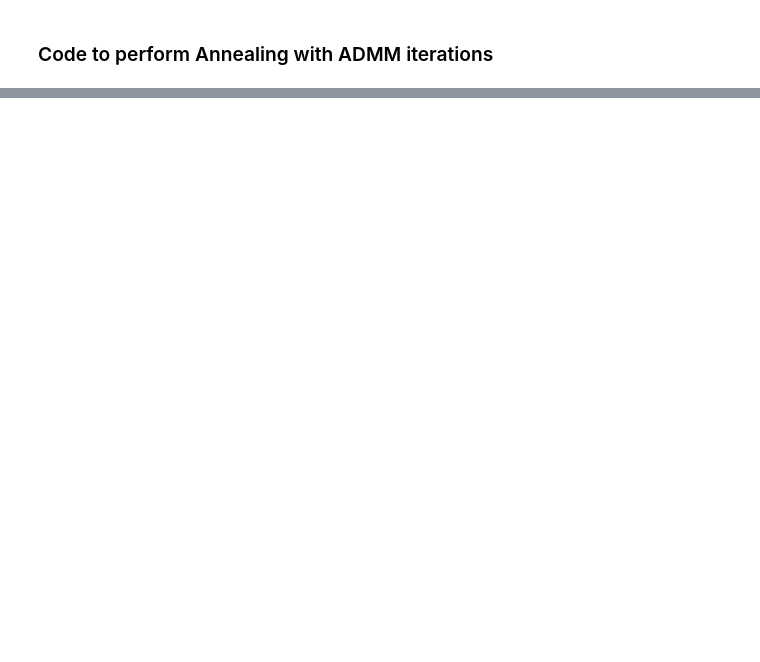
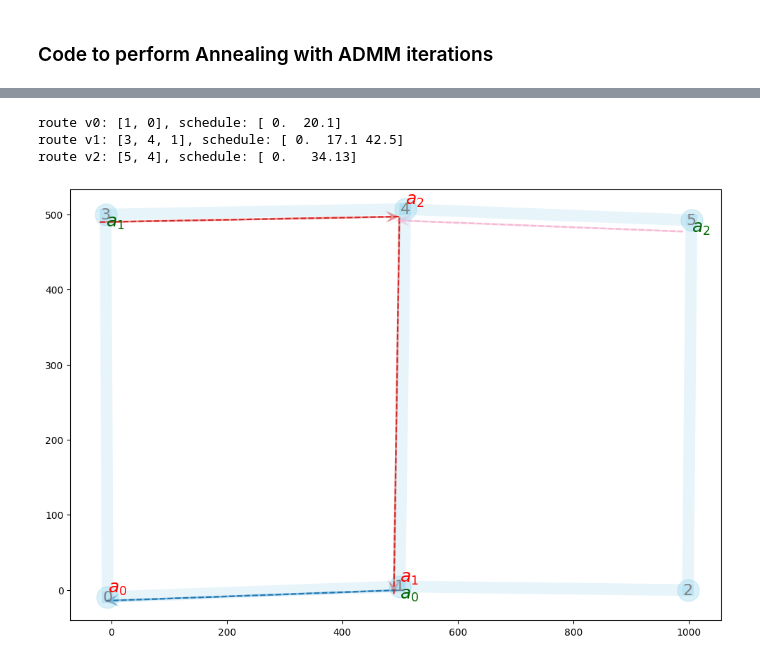
Before and after one commit to dt-1729/ULI_NASA, a Jupyter notebook: UTM_scheduling_and_routing/test_ADMM_MARS.ipynb, the cells around one changed output, grey strips where cells are left out. Saved outputs shown, nothing was run; the diff lists cells and outputs as text; code cells hidden in the pictures; blank space fills up the shorter version.

Commit message:
added annealing loop and visualization

```diff
--- a/UTM_scheduling_and_routing/test_ADMM_MARS.ipynb
+++ b/UTM_scheduling_and_routing/test_ADMM_MARS.ipynb
@@ -259,0 +331,19 @@ plt.show()
+# %%
+# update mars schedule with final yb1
+mars.sched_mat = yb1.reshape(-1, mars.n_waypoints)
+
+# compute final probability associations
+Pb_a = []
+for i,a in enumerate(mars.agents):
+    Pb = a.getPathAssociations(mars.sched_mat[i,:], mars.dist_mat, beta_max, gamma_t, coeff_t)
+    Pb_a.append(Pb)
+# %%
+agent_routes, agent_schedules = createEnv.calc_agent_routes_and_schedules(mars, Pb_a, printRoutes=True)
+# %% [output]
+route v0: [1, 0], schedule: [ 0.  20.1]
+route v1: [3, 4, 1], schedule: [ 0.  17.1 42.5]
+route v2: [5, 4], schedule: [ 0.   34.13]
+# %%
+createEnv.plotNetwork(mars=mars, figuresize=(12,8), routes=agent_routes, agent_colors=agent_colors, showEdgeLength=False, plotPaths=True)
+# %% [output]
+[figure, added]
```
Also changed, not shown: parts of 7 cells of this notebook, 2 other files.
